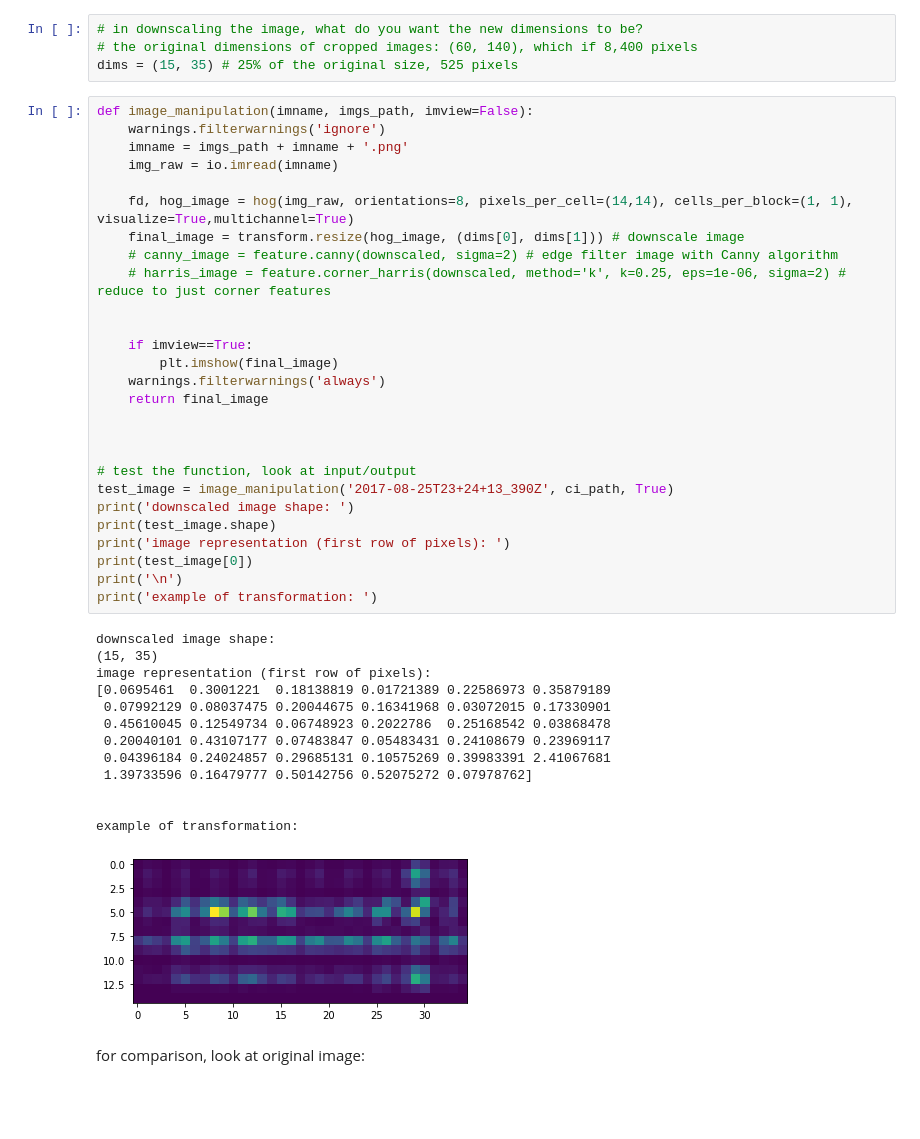
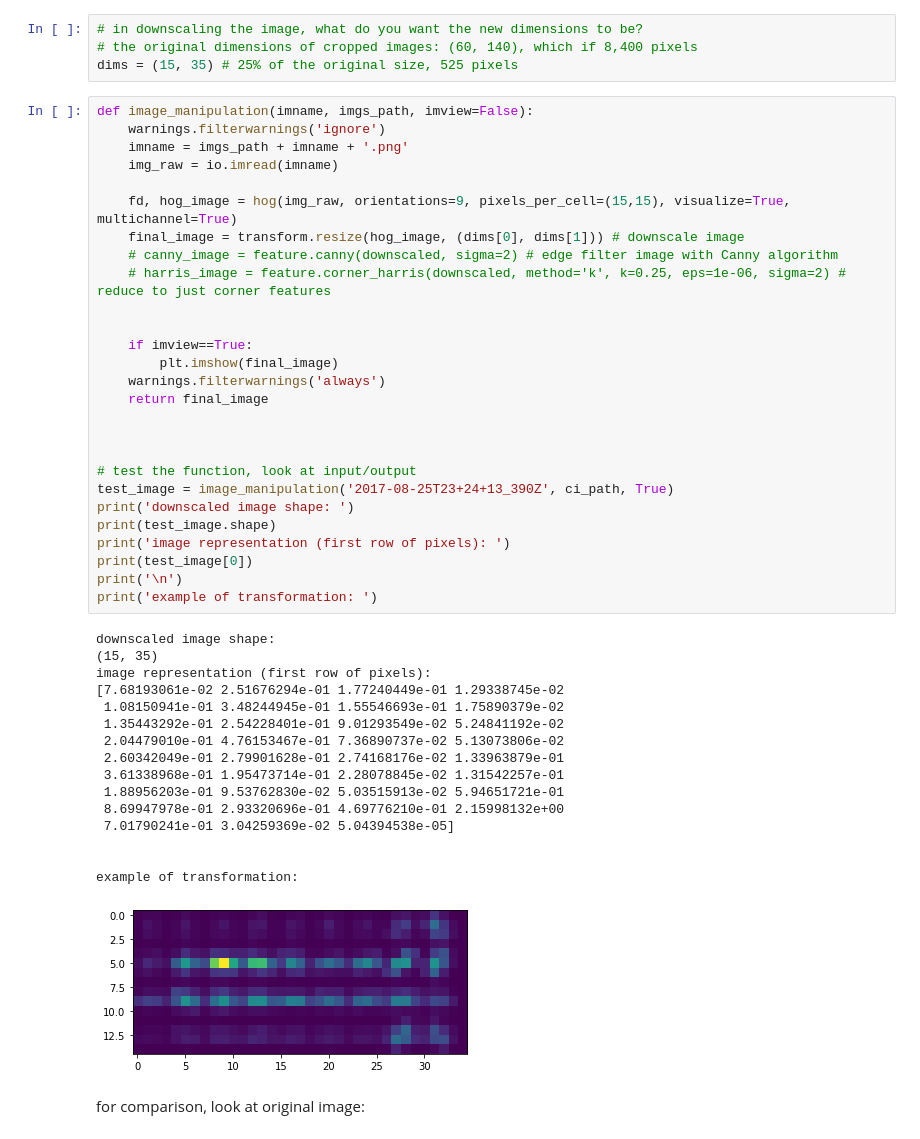
Before and after one commit to Artem-Shuliak/Final-Assignment-2, a Jupyter notebook: planeimages_first_full_iteration.ipynb, the cells around one changed output. Saved outputs shown, nothing was run; the diff lists cells and outputs as text; blank space fills up the shorter version.

```diff
--- a/planeimages_first_full_iteration.ipynb
+++ b/planeimages_first_full_iteration.ipynb
@@ -55,41 +55,44 @@ def image_manipulation(imname, imgs_path, imview=False):
     imname = imgs_path + imname + '.png'
     img_raw = io.imread(imname)
 
-    fd, hog_image = hog(img_raw, orientations=8, pixels_per_cell=(14,14), cells_per_block=(1, 1), visualize=True,multichannel=True)
+    fd, hog_image = hog(img_raw, orientations=9, pixels_per_cell=(15,15), visualize=True, multichannel=True)
     final_image = transform.resize(hog_image, (dims[0], dims[1])) # downscale image
     # canny_image = feature.canny(downscaled, sigma=2) # edge filter image with Canny algorithm
     # harris_image = feature.corner_harris(downscaled, method='k', k=0.25, eps=1e-06, sigma=2) # reduce to just corner features
 
 
     if imview==True:
         plt.imshow(final_image)
     warnings.filterwarnings('always')
     return final_image
 
 
 
 # test the function, look at input/output
 test_image = image_manipulation('2017-08-25T23+24+13_390Z', ci_path, True)
 print('downscaled image shape: ')
 print(test_image.shape)
 print('image representation (first row of pixels): ')
 print(test_image[0])
 print('\n')
 print('example of transformation: ')
 # %% [output]
 downscaled image shape:
 (15, 35)
 image representation (first row of pixels):
-[0.0695461  0.3001221  0.18138819 0.01721389 0.22586973 0.35879189
- 0.07992129 0.08037475 0.20044675 0.16341968 0.03072015 0.17330901
- 0.45610045 0.12549734 0.06748923 0.2022786  0.25168542 0.03868478
- 0.20040101 0.43107177 0.07483847 0.05483431 0.24108679 0.23969117
- 0.04396184 0.24024857 0.29685131 0.10575269 0.39983391 2.41067681
- 1.39733596 0.16479777 0.50142756 0.52075272 0.07978762]
+[7.68193061e-02 2.51676294e-01 1.77240449e-01 1.29338745e-02
+ 1.08150941e-01 3.48244945e-01 1.55546693e-01 1.75890379e-02
+ 1.35443292e-01 2.54228401e-01 9.01293549e-02 5.24841192e-02
+ 2.04479010e-01 4.76153467e-01 7.36890737e-02 5.13073806e-02
+ 2.60342049e-01 2.79901628e-01 2.74168176e-02 1.33963879e-01
+ 3.61338968e-01 1.95473714e-01 2.28078845e-02 1.31542257e-01
+ 1.88956203e-01 9.53762830e-02 5.03515913e-02 5.94651721e-01
+ 8.69947978e-01 2.93320696e-01 4.69776210e-01 2.15998132e+00
+ 7.01790241e-01 3.04259369e-02 5.04394538e-05]
 
 
 example of transformation:
-[figure, old version]
+[figure, new version]
 # %% [markdown]
 for comparison, look at original image:
 # %%
```
Also changed, not shown: parts of 4 cells of this notebook, 1 other file.
